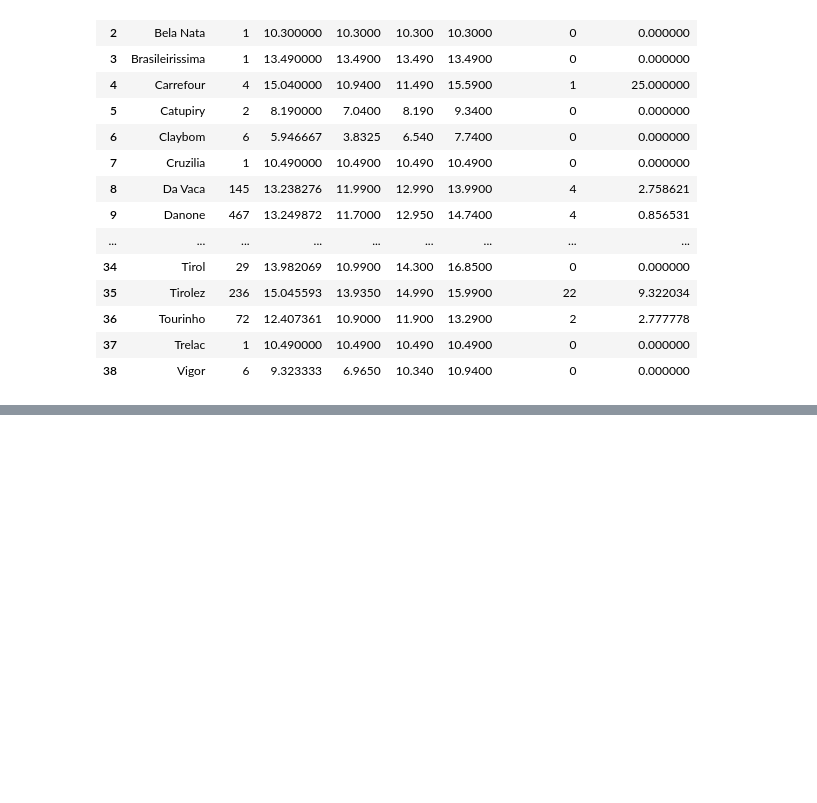
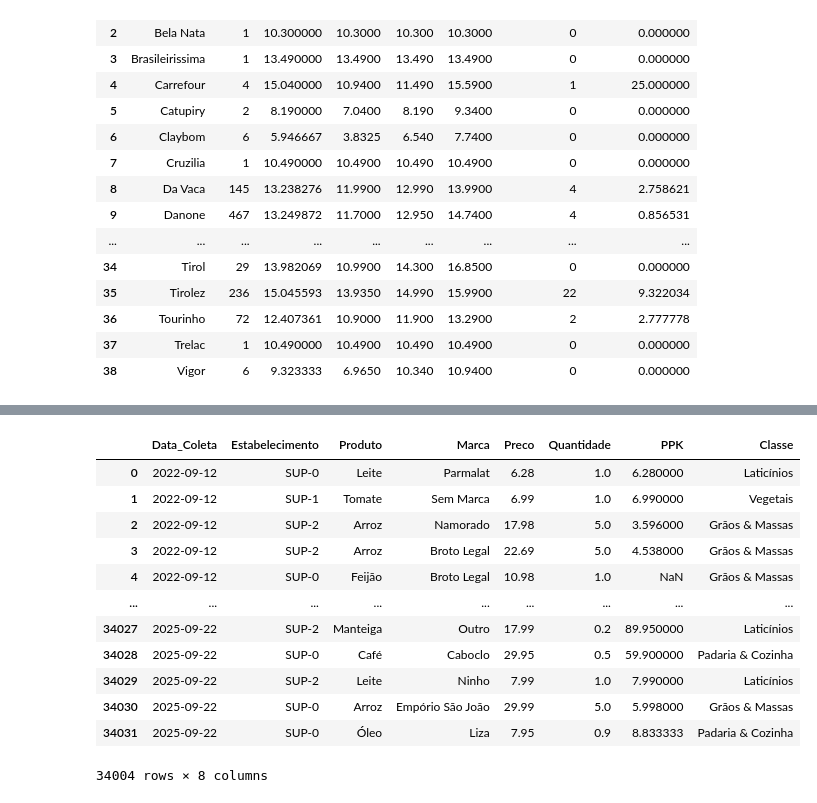
Before and after one commit to gusdorio/SupervisedExploration, a Jupyter notebook: statistical_analysis.ipynb, the cells around one changed output, grey strips where cells are left out. Saved outputs shown, nothing was run; the diff lists cells and outputs as text; code cells hidden in the pictures; blank space fills up the shorter version.

```diff
--- a/statistical_analysis.ipynb
+++ b/statistical_analysis.ipynb
@@ -550,0 +548,16 @@ For example, when doing 'df[col].method(value, inplace=True)', try using 'df.met
+# %%
+df
+# %% [output]
+|  | Data_Coleta | Estabelecimento | Produto | Marca | Preco | Quantidade | PPK | Classe |
+| 0 | 2022-09-12 | SUP-0 | Leite | Parmalat | 6.28 | 1.0 | 6.280000 | Laticínios |
+| 1 | 2022-09-12 | SUP-1 | Tomate | Sem Marca | 6.99 | 1.0 | 6.990000 | Vegetais |
+| 2 | 2022-09-12 | SUP-2 | Arroz | Namorado | 17.98 | 5.0 | 3.596000 | Grãos & Massas |
+| 3 | 2022-09-12 | SUP-2 | Arroz | Broto Legal | 22.69 | 5.0 | 4.538000 | Grãos & Massas |
+| 4 | 2022-09-12 | SUP-0 | Feijão | Broto Legal | 10.98 | 1.0 | NaN | Grãos & Massas |
+| ... | ... | ... | ... | ... | ... | ... | ... | ... |
+| 34027 | 2025-09-22 | SUP-2 | Manteiga | Outro | 17.99 | 0.2 | 89.950000 | Laticínios |
+| 34028 | 2025-09-22 | SUP-0 | Café | Caboclo | 29.95 | 0.5 | 59.900000 | Padaria & Cozinha |
+| 34029 | 2025-09-22 | SUP-2 | Leite | Ninho | 7.99 | 1.0 | 7.990000 | Laticínios |
+| 34030 | 2025-09-22 | SUP-0 | Arroz | Empório São João | 29.99 | 5.0 | 5.998000 | Grãos & Massas |
+| 34031 | 2025-09-22 | SUP-0 | Óleo | Liza | 7.95 | 0.9 | 8.833333 | Padaria & Cozinha |
+34004 rows × 8 columns
```
Also changed, not shown: parts of 4 cells of this notebook, 1 other file.
